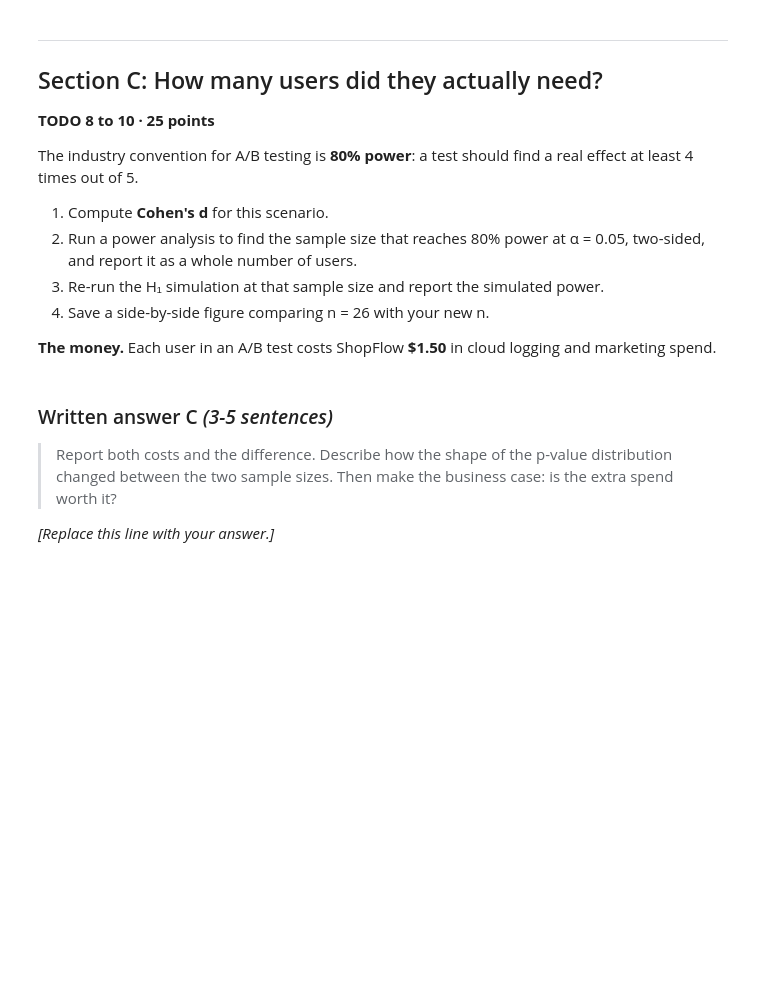
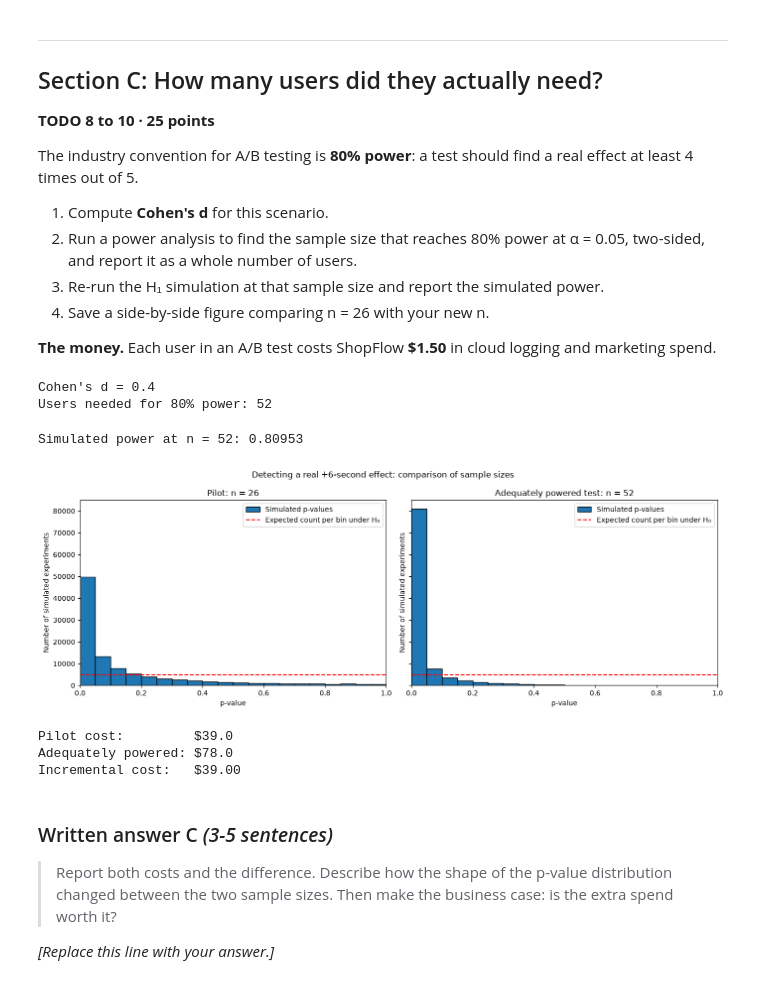
Before and after one commit to Hvemuri2/A-B-testing, a Jupyter notebook: HW2_a_b_testing.ipynb, the cells around one changed output. Saved outputs shown, nothing was run; the diff lists cells and outputs as text; code cells hidden in the pictures; blank space fills up the shorter version.

```diff
--- a/HW2_a_b_testing.ipynb
+++ b/HW2_a_b_testing.ipynb
@@ -343,31 +343,73 @@ logging and marketing spend.
 # TODO 8: compute Cohen's d for this scenario, then run a power analysis to
 # find the sample size needed for 80% power at alpha = 0.05, two-sided.
 # Report the result as a whole number of users.
-effect_size = ...
-n_required = ...
+effect_size = (M_H1 - MU_0) / SD
+n_required = math.ceil(
+    TTestPower().solve_power(
+        effect_size=effect_size,
+        nobs=None,
+        alpha=ALPHA,
+        power=0.80,
+        alternative="two-sided"
+    )
+)
 
 print(f"Cohen's d = {effect_size}")
 print(f"Users needed for 80% power: {n_required}")
+# %% [output]
+Cohen's d = 0.4
+Users needed for 80% power: 52
 # %%
 # TODO 9: re-run the H1 simulation at this new sample size using SEED_C,
 # report the simulated power, and save a side-by-side figure comparing n = 26 (left) with
 # n = n_required (right) as "figure2_power_comparison.png".
-p_alt_powered = ...
-power_powered = ...
+p_alt_powered = simulate_p_values(
+    n=n_required,
+    true_mean=M_H1,
+    seed=SEED_C,
+    n_sims=N_SIMS
+)
+power_powered = rejection_rate(p_alt_powered, alpha=ALPHA)
 
 print(f"Simulated power at n = {n_required}: {power_powered}")
 
-...
+fig, axes = plt.subplots(1, 2, figsize=(14, 5), sharey=True)
+
+plot_p_distribution(
+    ax=axes[0],
+    p_values=p_alt_pilot,
+    title=f"Pilot: n = {N_PILOT}",
+    n_sims=len(p_alt_pilot)
+)
+
+plot_p_distribution(
+    ax=axes[1],
+    p_values=p_alt_powered,
+    title=f"Adequately powered test: n = {n_required}",
+    n_sims=len(p_alt_powered)
+)
+
+fig.suptitle("Detecting a real +6-second effect: comparison of sample sizes")
+fig.tight_layout()
+fig.savefig("figure2_power_comparison.png")
+
 plt.show()
+# %% [output]
+Simulated power at n = 52: 0.80953
+[figure, added]
 # %%
 # TODO 10: compute the dollar cost of the underpowered pilot and of the
 # adequately powered test, and the difference between them.
-cost_pilot = ...
-cost_powered = ...
+cost_pilot = N_PILOT * COST_PER_USER
+cost_powered = n_required * COST_PER_USER
 
 print(f"Pilot cost:         ${cost_pilot}")
 print(f"Adequately powered: ${cost_powered}")
-print(f"Incremental cost:   ${...}")
+print(f"Incremental cost:   ${cost_powered - cost_pilot:.2f}")
+# %% [output]
+Pilot cost:         $39.0
+Adequately powered: $78.0
+Incremental cost:   $39.00
 # %% [markdown]
 ### Written answer C *(3-5 sentences)*
 
```
Also changed, not shown: parts of 5 cells of this notebook, 2 other files.
